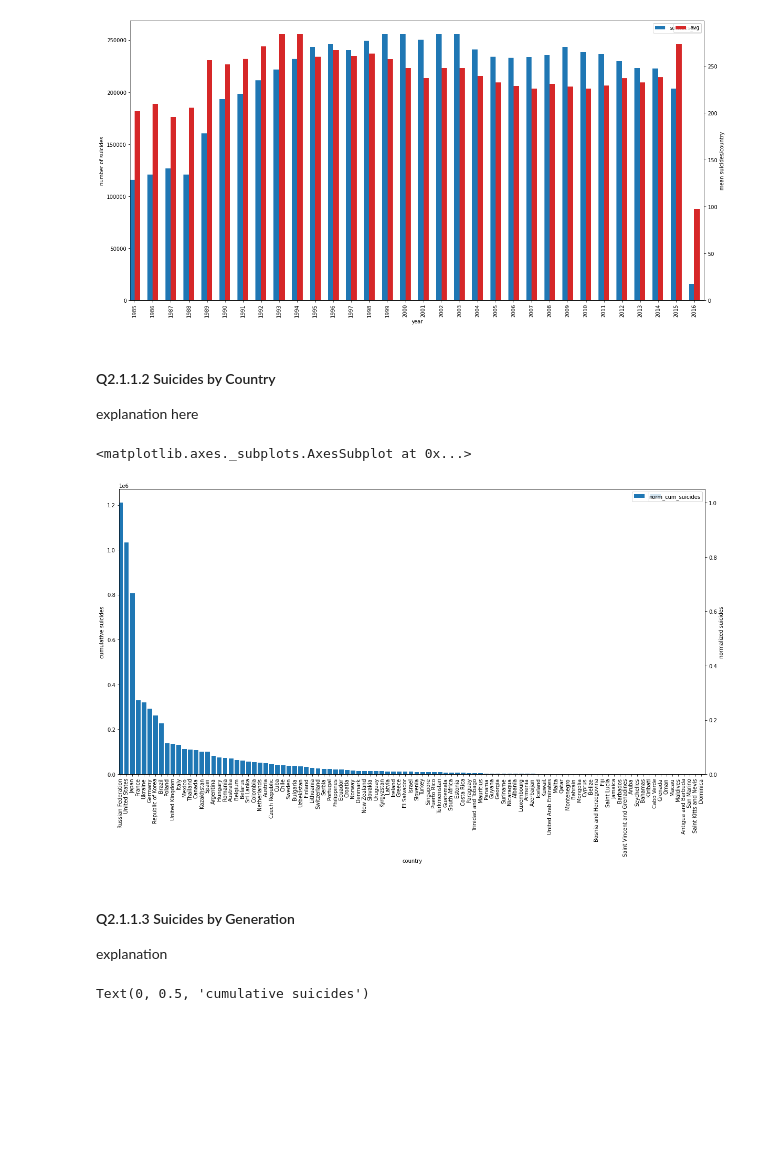
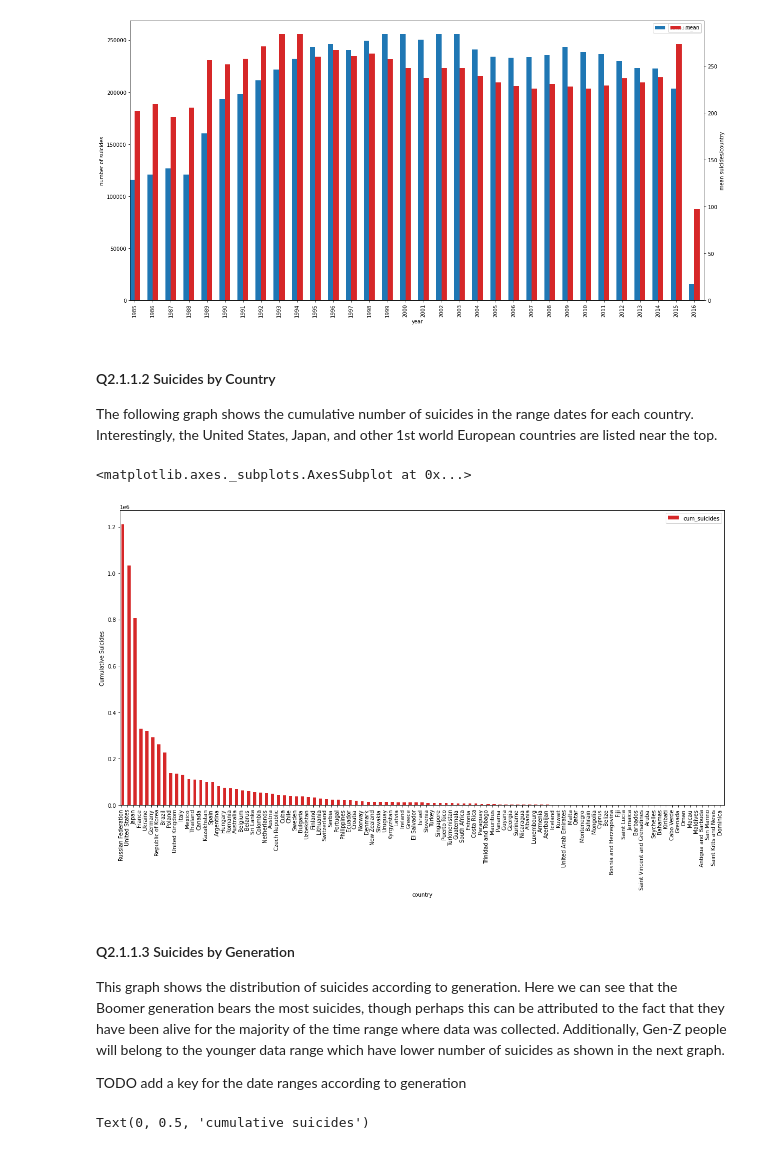
Before and after one commit to MurphyPone/CS-3654-final, a Jupyter notebook: Project2.ipynb, the cells around one changed output. Cells and saved outputs as stored; diff of their text form; code cells hidden in the pictures; blank space fills up the shorter version.

```diff
--- a/Project2.ipynb
+++ b/Project2.ipynb
@@ -364,32 +364,34 @@ df_data_by_year.plot.bar(x='year', y='avg', ax=ax2, color='tab:red', width=0.3,
 # %% [output]
 <matplotlib.axes._subplots.AxesSubplot at 0x...>
 [figure]
-# %% [markdown]
-#### Q2.1.1.2  Suicides by Country
-explanation here
+# %% [markdown]
+#### Q2.1.1.2  Suicides by Country
+The following graph shows the cumulative number of suicides in the range dates for each country. Interestingly, the United States, Japan, and other 1st world European countries are listed near the top.
 # %%
 # cumulative suicides by country as a bar chart
 fig, ax = plt.subplots()
 
 df_by_country = pd.DataFrame()
 df_by_country['cum_suicides'] = data_by_country['suicides_no'].sum()
 # min/max normalization
 df_by_country['norm_cum_suicides'] = (df_by_country['cum_suicides'] - df_by_country['cum_suicides'].min()) / (df_by_country['cum_suicides'].max() - df_by_country['cum_suicides'].min())
 df_by_country = df_by_country.sort_values('cum_suicides', ascending=False)
 
 
-ax2 = ax.twinx()
-ax2.set_ylabel('normalized suicides')
-ax.set_ylabel('cumulative suicides')
-df_by_country.plot.bar(y='norm_cum_suicides', ax=ax2, width=0.4, position=1, figsize=(20,10))
-
-df_by_country.plot.bar(y='cum_suicides', ax=ax, width=0.4, position=0, figsize=(20,10))
+# ax2 = ax.twinx()
+# ax2.set_ylabel('normalized suicides')
+ax.set_ylabel('Cumulative Suicides')
+ax.set_xlabel('Country')
+# df_by_country.plot.bar(y='norm_cum_suicides', ax=ax, figsize=(20,10))
+df_by_country.plot.bar(y='cum_suicides', ax=ax, color='tab:red', width=0.5, position=0, figsize=(20,10))
 # %% [output]
 <matplotlib.axes._subplots.AxesSubplot at 0x...>
-[figure, old version]
+[figure, new version]
-# %% [markdown]
-#### Q2.1.1.3 Suicides by Generation
-explanation
+# %% [markdown]
+#### Q2.1.1.3 Suicides by Generation
+This graph shows the distribution of suicides according to generation.  Here we can see that the Boomer generation bears the most suicides, though perhaps this can be attributed to the fact that they have been alive for the majority of the time range where data was collected.  Additionally, Gen-Z people will belong to the younger data range which have lower number of suicides as shown in the next graph.
+
+TODO add a key for the date ranges according to generation
 # %%
 # cumulative suicides by generation
 # TODO explain the skewed data due to the availability of data
```
Also changed, not shown: parts of 22 cells of this notebook.
